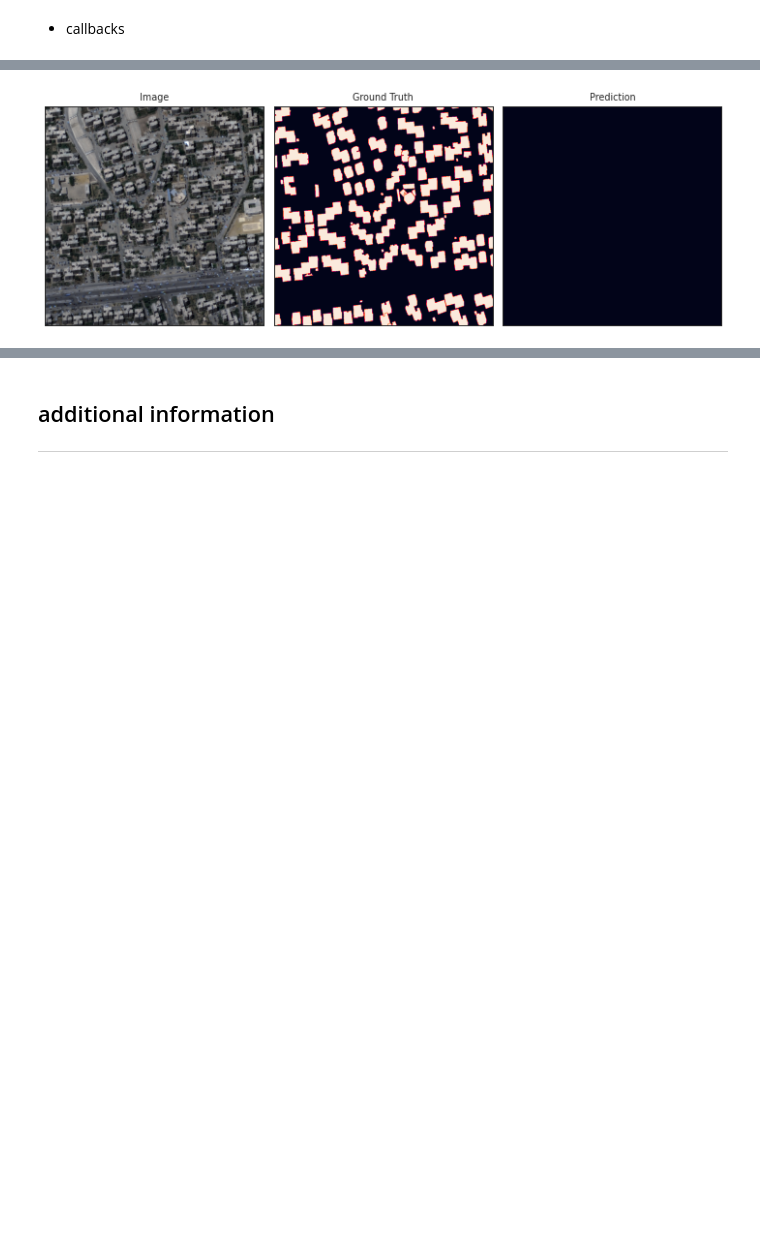
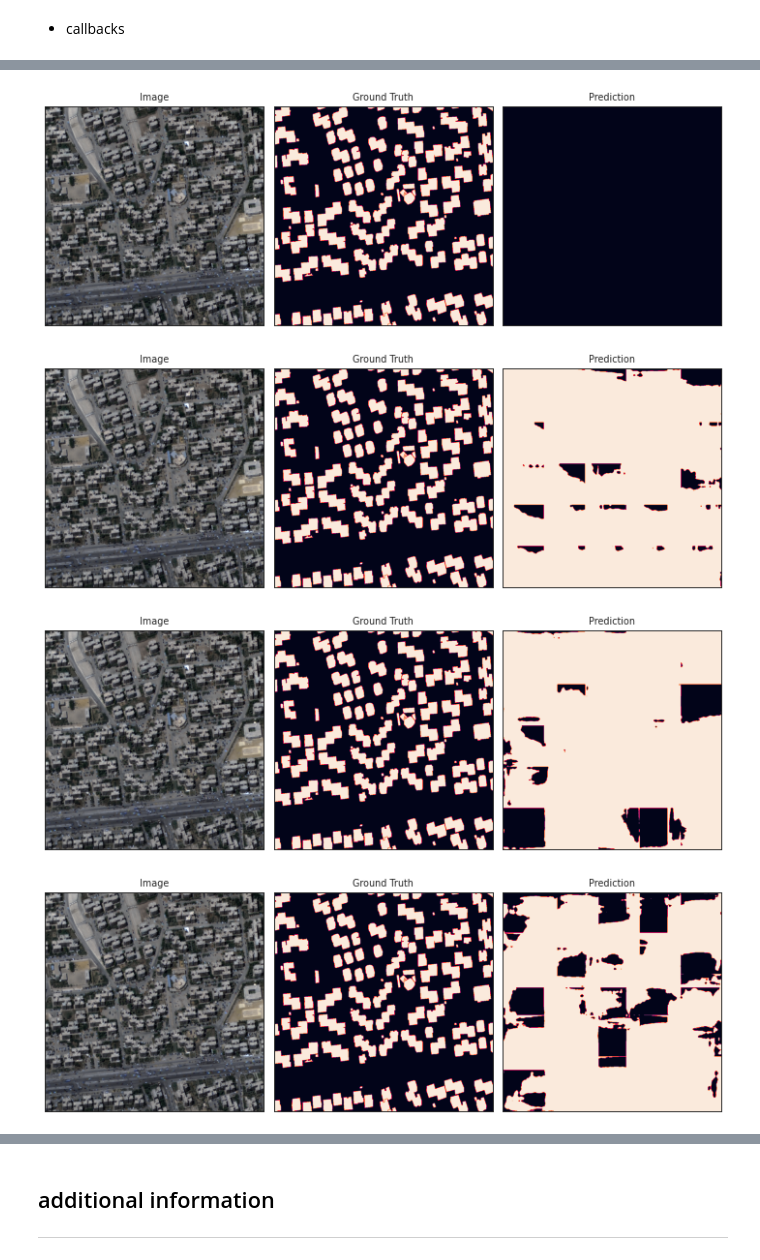
Before and after one commit to AIFFEL-FREESIA/Model, a Jupyter notebook: E3_6_Unet_building_hdf5.ipynb, the cells around one changed output, grey strips where cells are left out. Saved outputs shown, nothing was run; the diff lists cells and outputs as text; code cells hidden in the pictures; blank space fills up the shorter version.

```diff
--- a/E3_6_Unet_building_hdf5.ipynb
+++ b/E3_6_Unet_building_hdf5.ipynb
@@ -460,7 +466,7 @@ metrics = [sm.metrics.IOUScore(threshold=0.5), sm.metrics.FScore(threshold=0.5)]
 model.compile(optim, total_loss, metrics)
 # %%
 # Dataset for train images
-preprocess_input = sm.get_preprocessing('efficientnetb3')
+preprocess_input = sm.get_preprocessing(BACKBONE)
 train_dataset = Dataset(
     FILE_PATH,
     TRAIN_SPLIT_IMG_PATH,
@@ -478,7 +484,7 @@ valid_dataset = Dataset(
     preprocessing=get_preprocessing(preprocess_input)
 )
 
-train_dataloader = Dataloder(train_dataset, batch_size=BATCH_SIZE, shuffle=True)
+train_dataloader = Dataloder(train_dataset, batch_size=BATCH_SIZE, shuffle=False)
 valid_dataloader = Dataloder(valid_dataset, batch_size=BATCH_SIZE, shuffle=False)
 # %% [markdown]
 - inference
@@ -524,7 +531,8 @@ def inference(img, pts):
 # %%
 # https://www.tensorflow.org/tutorials/images/segmentation
 class SavePredictCallback(tf.keras.callbacks.Callback):
-    def __init__(self):
+    def __init__(self, SAVE_DIR):
+        self.SAVE_DIR = SAVE_DIR
         with h5py.File(FILE_PATH, "r") as f:
             self.sample_img = f['B']['test']['img'][1]
             mask = (f['B']['test']['label'][1] == COLOR_MAP[0])
@@ -532,7 +540,7 @@ class SavePredictCallback(tf.keras.callbacks.Callback):
 
     def on_epoch_end(self, epoch, logs=None):
         # save prediction
-        inferenced = inference(self.sample_img, pts)
+        inferenced = inference(self.model, self.sample_img, pts)
         images = {'Image': self.sample_img,
                   'Ground Truth': self.sample_label,
                   'Prediction': inferenced}
@@ -545,20 +553,21 @@ class SavePredictCallback(tf.keras.callbacks.Callback):
             axs[i].imshow(image)
 
         plt.tight_layout()
-        plt.savefig(f'{TRAIN_RESULT_DIR}/E3_6/epoch_{epoch+1}.png')
+        plt.savefig(f'{self.SAVE_DIR}/epoch_{epoch+1}.png')
+        plt.close(fig)
 # %%
 # define callbacks for learning rate scheduling and best checkpoints saving
 callbacks = [
-    keras.callbacks.ModelCheckpoint(TRAIN_RESULT_DIR, save_weights_only=True, save_best_only=True, mode='min'),
+    keras.callbacks.ModelCheckpoint(MODEL_PATH, save_weights_only=True, save_best_only=True, mode='min'),
     keras.callbacks.ReduceLROnPlateau(),
-    SavePredictCallback()
+    SavePredictCallback(f'{TRAIN_RESULT_DIR}/E3_6')
 ]
 # %%
 # train model
 history = model.fit(
     train_dataloader,
     steps_per_epoch=len(train_dataloader),
-    epochs=1,
+    epochs=5,
     callbacks=callbacks,
     validation_data=valid_dataloader,
     validation_steps=len(valid_dataloader),
@@ -584 +586,4 @@ To silence this warning, decorate the function with @tf.autograph.experimental.d
 [figure]
+[figure, added]
+[figure, added]
+[figure, added]
```
Also changed, not shown: parts of 24 cells of this notebook.
